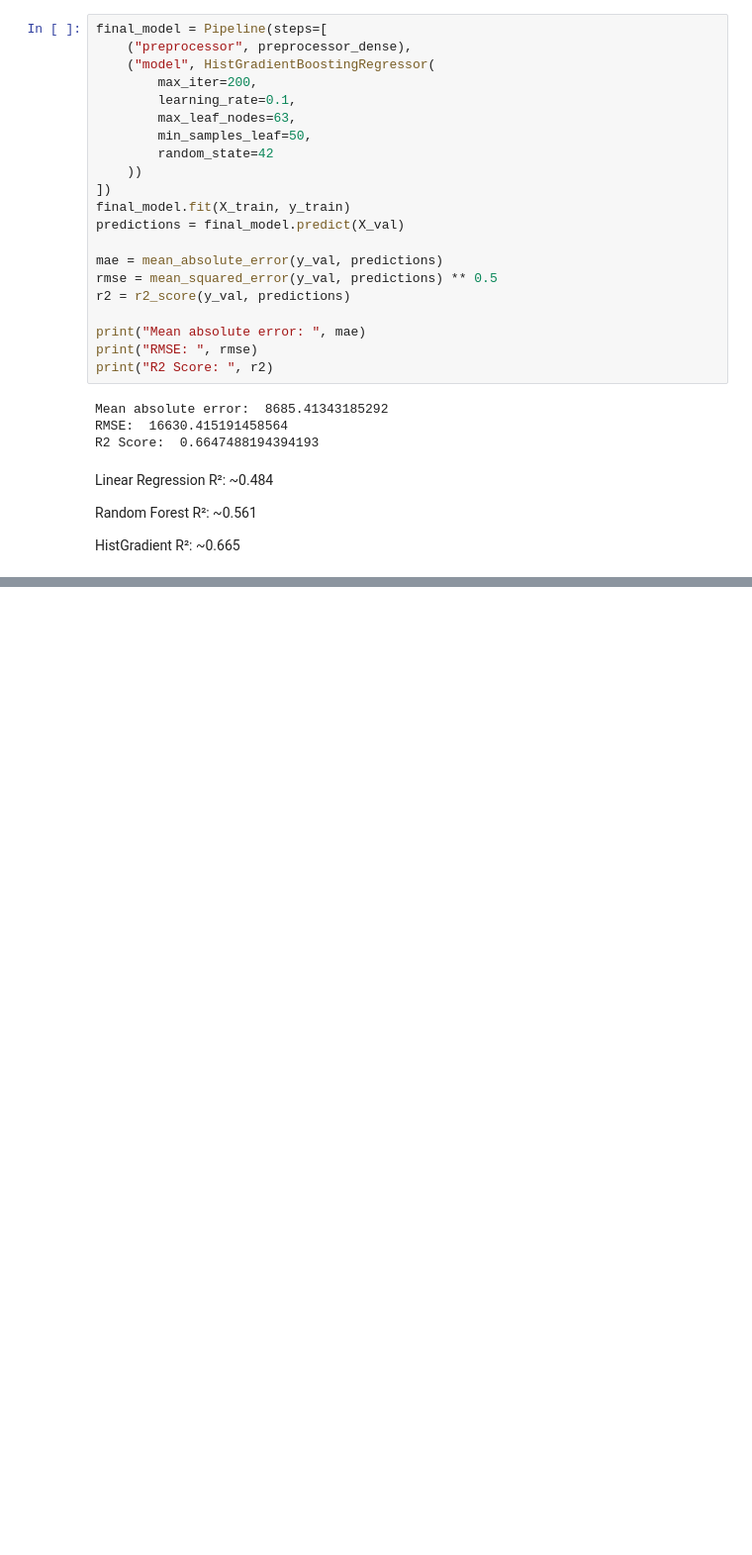
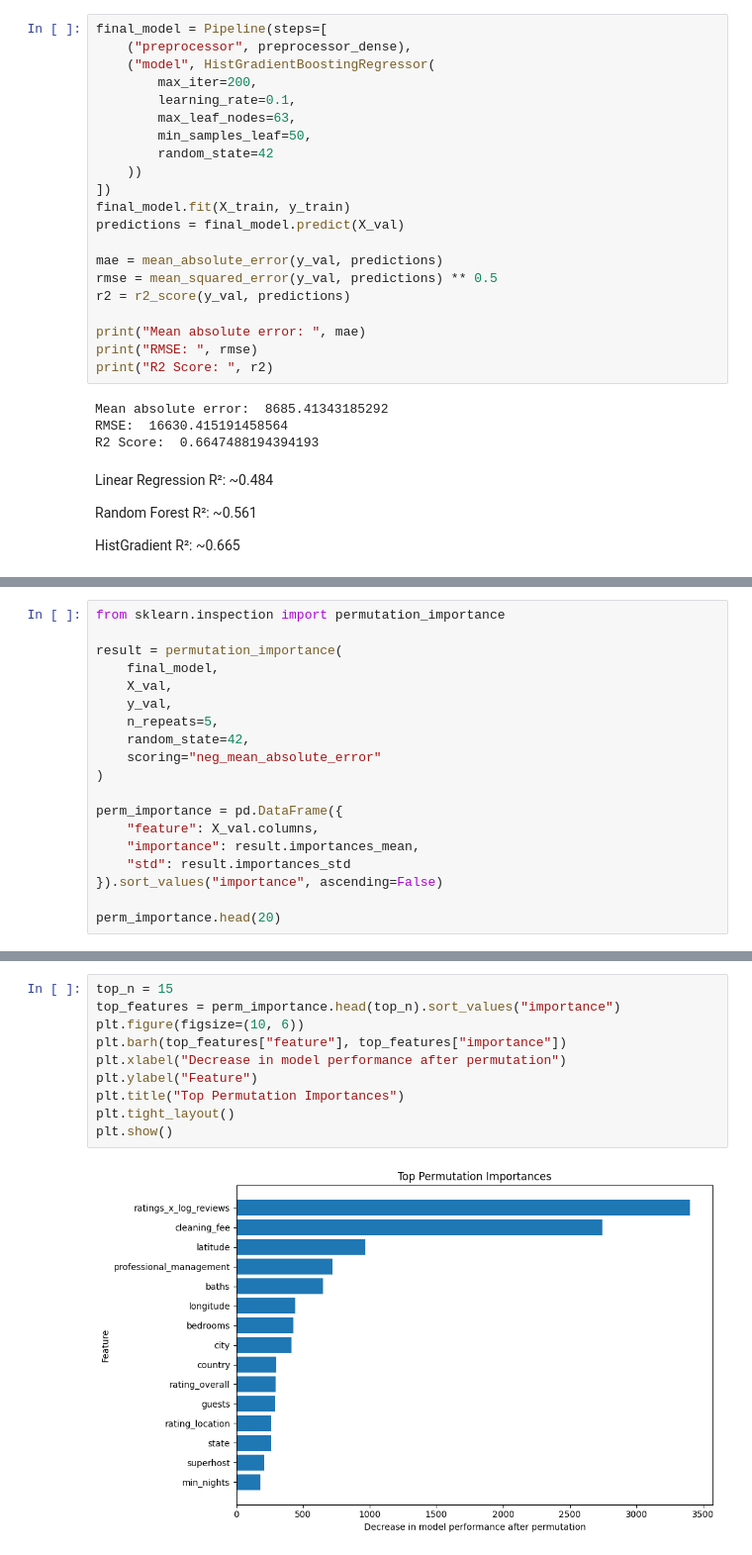
Before and after one commit to gabetedja/dsc148-project, a Jupyter notebook: edamodel/analysis.ipynb, the cells around one changed output, grey strips where cells are left out. Shown at 99% size. Drawn from its saved outputs; the diff is of its cells as text; blank space fills up the shorter version.

Commit message:
permutation importance fixed

```diff
--- a/edamodel/analysis.ipynb
+++ b/edamodel/analysis.ipynb
@@ -782,0 +780,19 @@ import joblib
+# %%
+from sklearn.inspection import permutation_importance
+
+result = permutation_importance(
+    final_model,
+    X_val,
+    y_val,
+    n_repeats=5,
+    random_state=42,
+    scoring="neg_mean_absolute_error"
+)
+
+perm_importance = pd.DataFrame({
+    "feature": X_val.columns,
+    "importance": result.importances_mean,
+    "std": result.importances_std
+}).sort_values("importance", ascending=False)
+
+perm_importance.head(20)
@@ -782,0 +817,12 @@ import joblib
+# %%
+top_n = 15
+top_features = perm_importance.head(top_n).sort_values("importance")
+plt.figure(figsize=(10, 6))
+plt.barh(top_features["feature"], top_features["importance"])
+plt.xlabel("Decrease in model performance after permutation")
+plt.ylabel("Feature")
+plt.title("Top Permutation Importances")
+plt.tight_layout()
+plt.show()
+# %% [output]
+[figure, added]
```
Also changed, not shown: parts of 3 cells of this notebook.
